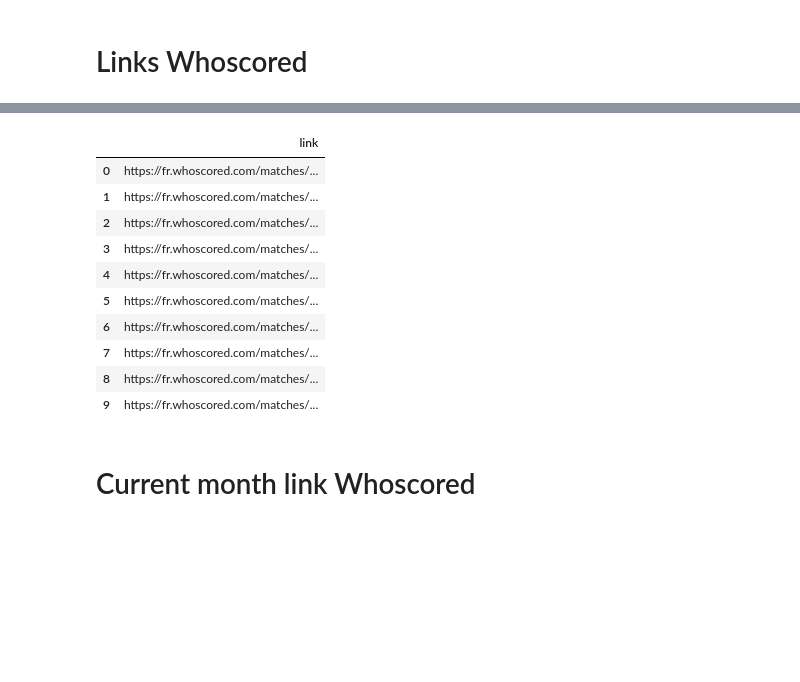
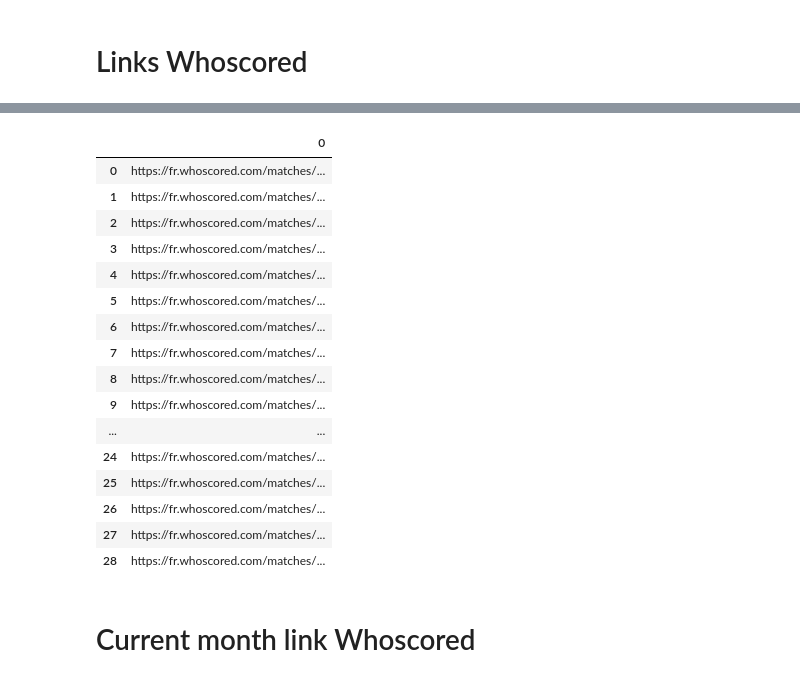
Before and after one commit to abusche/Football-Database, a Jupyter notebook: Rate.ipynb, the cells around one changed output, grey strips where cells are left out. Saved outputs shown, nothing was run; the diff lists cells and outputs as text; code cells hidden in the pictures; blank space fills up the shorter version.

```diff
--- a/Rate.ipynb
+++ b/Rate.ipynb
@@ -190,8 +177,8 @@ test
 # %%
-test = pd.read_csv("all_errors_whoscored.csv")
-test
+not_available = pd.read_csv("all_not_available_whoscored.csv")
+not_available
 # %% [output]
-|  | link |
+|  | 0 |
 | 0 | https://fr.whoscored.com/matches/... |
 | 1 | https://fr.whoscored.com/matches/... |
 | 2 | https://fr.whoscored.com/matches/... |
@@ -202,6 +189,12 @@ test
 | 7 | https://fr.whoscored.com/matches/... |
 | 8 | https://fr.whoscored.com/matches/... |
 | 9 | https://fr.whoscored.com/matches/... |
+| ... | ... |
+| 24 | https://fr.whoscored.com/matches/... |
+| 25 | https://fr.whoscored.com/matches/... |
+| 26 | https://fr.whoscored.com/matches/... |
+| 27 | https://fr.whoscored.com/matches/... |
+| 28 | https://fr.whoscored.com/matches/... |
 # %% [markdown]
 # Current month link Whoscored
 # %%
```
Also changed, not shown: parts of 6 cells of this notebook, 4 other files.
